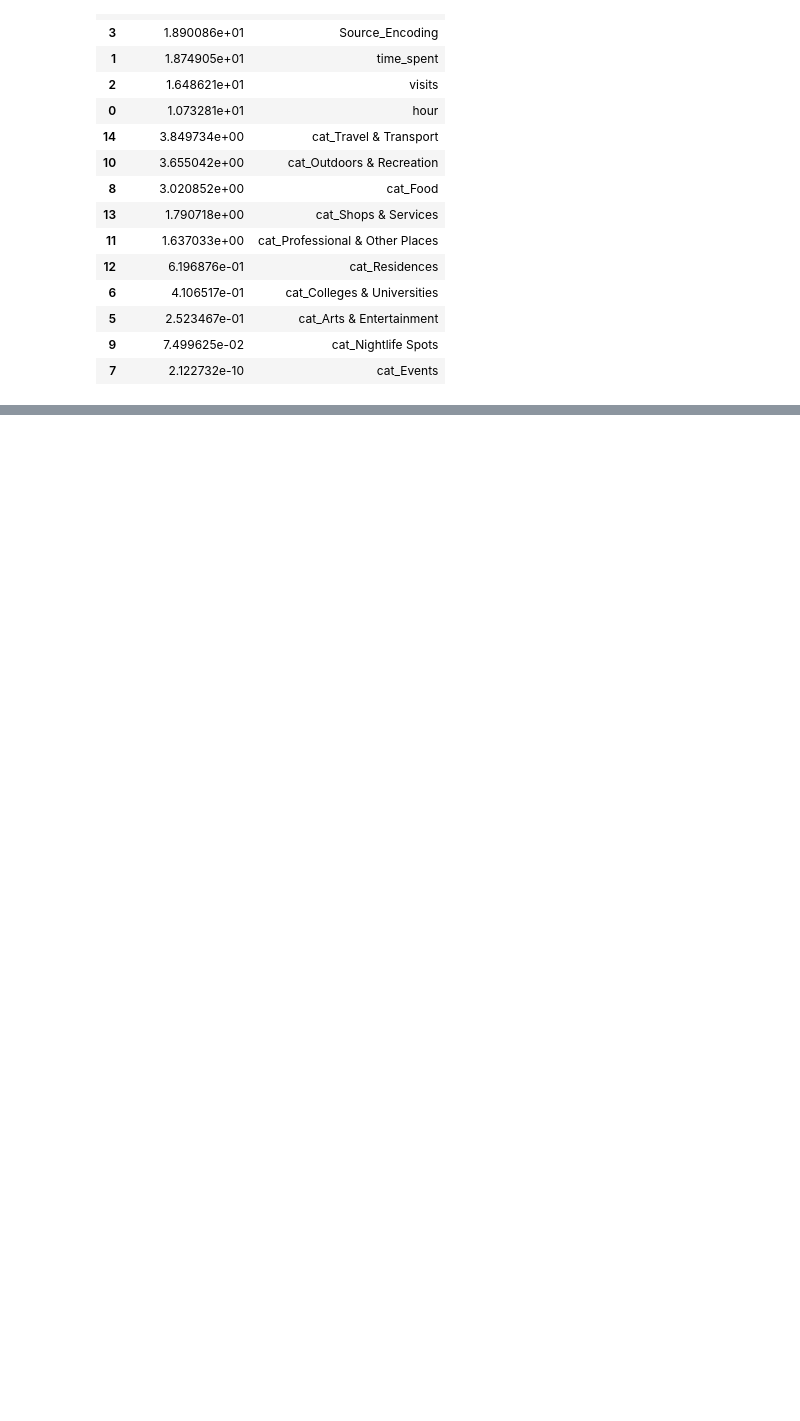
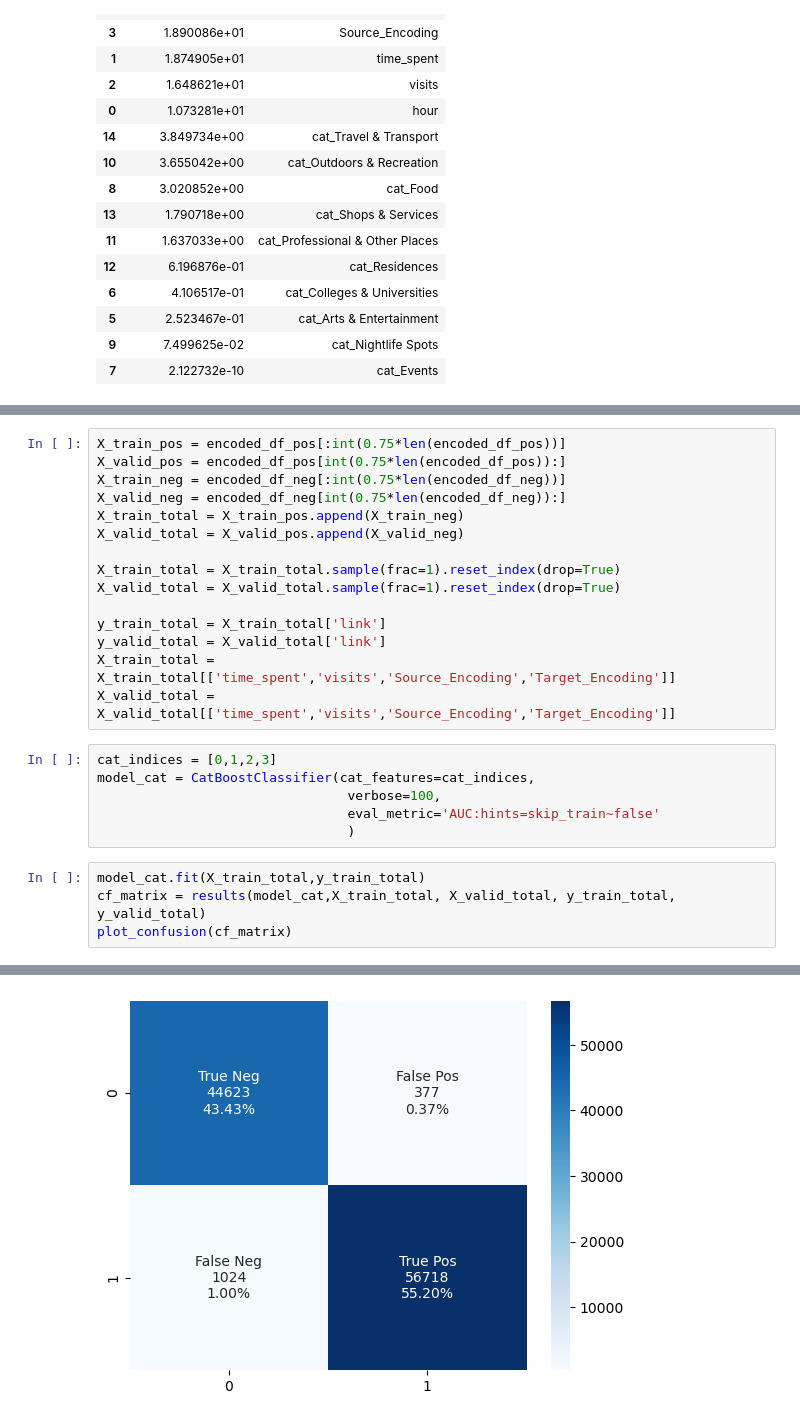
Before and after one commit to Djadih/Complex-Networks-Colocations, a Jupyter notebook: regression.ipynb, the cells around one changed output, grey strips where cells are left out. Drawn from its saved outputs; the diff is of its cells as text; blank space fills up the shorter version.

```diff
--- a/regression.ipynb
+++ b/regression.ipynb
@@ -471,0 +460,26 @@ pd.DataFrame({'feature_importance': model_cat.get_feature_importance(),
+# %%
+X_train_pos = encoded_df_pos[:int(0.75*len(encoded_df_pos))]
+X_valid_pos = encoded_df_pos[int(0.75*len(encoded_df_pos)):]
+X_train_neg = encoded_df_neg[:int(0.75*len(encoded_df_neg))]
+X_valid_neg = encoded_df_neg[int(0.75*len(encoded_df_neg)):]
+X_train_total = X_train_pos.append(X_train_neg)
+X_valid_total = X_valid_pos.append(X_valid_neg)
+
+X_train_total = X_train_total.sample(frac=1).reset_index(drop=True)
+X_valid_total = X_valid_total.sample(frac=1).reset_index(drop=True)
+
+y_train_total = X_train_total['link']
+y_valid_total = X_valid_total['link']
+X_train_total = X_train_total[['time_spent','visits','Source_Encoding','Target_Encoding']]
+X_valid_total = X_valid_total[['time_spent','visits','Source_Encoding','Target_Encoding']]
+# %%
+cat_indices = [0,1,2,3]
+model_cat = CatBoostClassifier(cat_features=cat_indices,
+                                verbose=100,
+                                eval_metric='AUC:hints=skip_train~false'
+                                )
+# %%
+model_cat.fit(X_train_total,y_train_total)
+cf_matrix = results(model_cat,X_train_total, X_valid_total, y_train_total, y_valid_total)
+plot_confusion(cf_matrix)
+# %% [output]
@@ -471,0 +503 @@ pd.DataFrame({'feature_importance': model_cat.get_feature_importance(),
+[figure, added]
```
Also changed, not shown: parts of 13 cells of this notebook, 1 other file.
